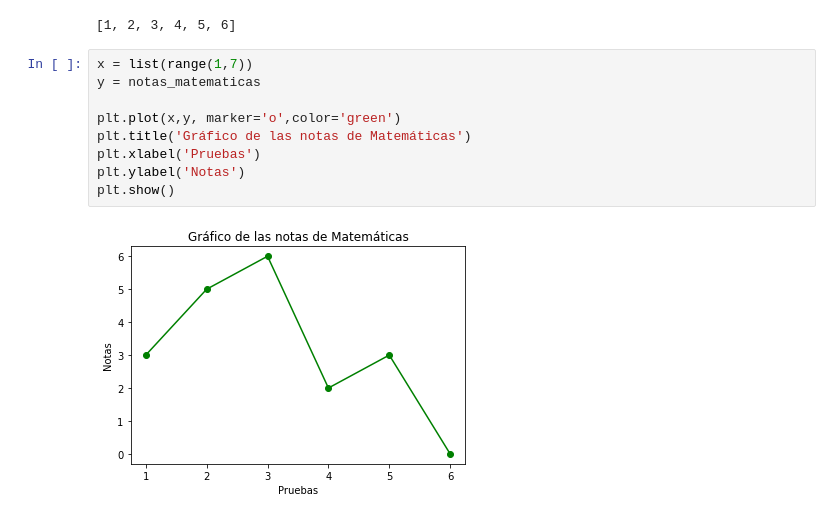
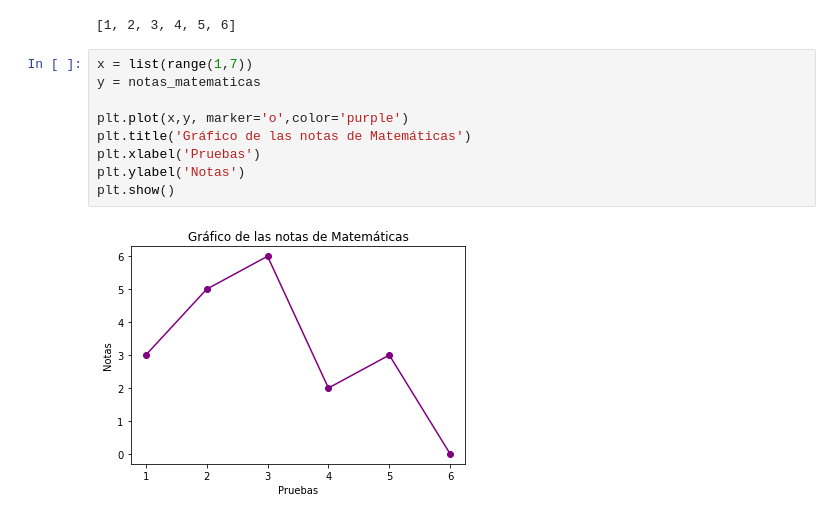
Before and after one commit to SABRIS13/Gen17-Data, a Jupyter notebook: Repaso_Python_basics.ipynb, the cells around one changed output. Drawn from its saved outputs; the diff is of its cells as text.

```diff
--- a/Repaso_Python_basics.ipynb
+++ b/Repaso_Python_basics.ipynb
@@ -347,11 +347,11 @@ list(range(1,7))
 # %%
 x = list(range(1,7))
 y = notas_matematicas
 
-plt.plot(x,y, marker='o',color='green')
+plt.plot(x,y, marker='o',color='purple')
 plt.title('Gráfico de las notas de Matemáticas')
 plt.xlabel('Pruebas')
 plt.ylabel('Notas')
 plt.show()
 # %% [output]
-[figure, old version]
+[figure, new version]
```
Also changed, not shown: parts of 2 cells of this notebook.
